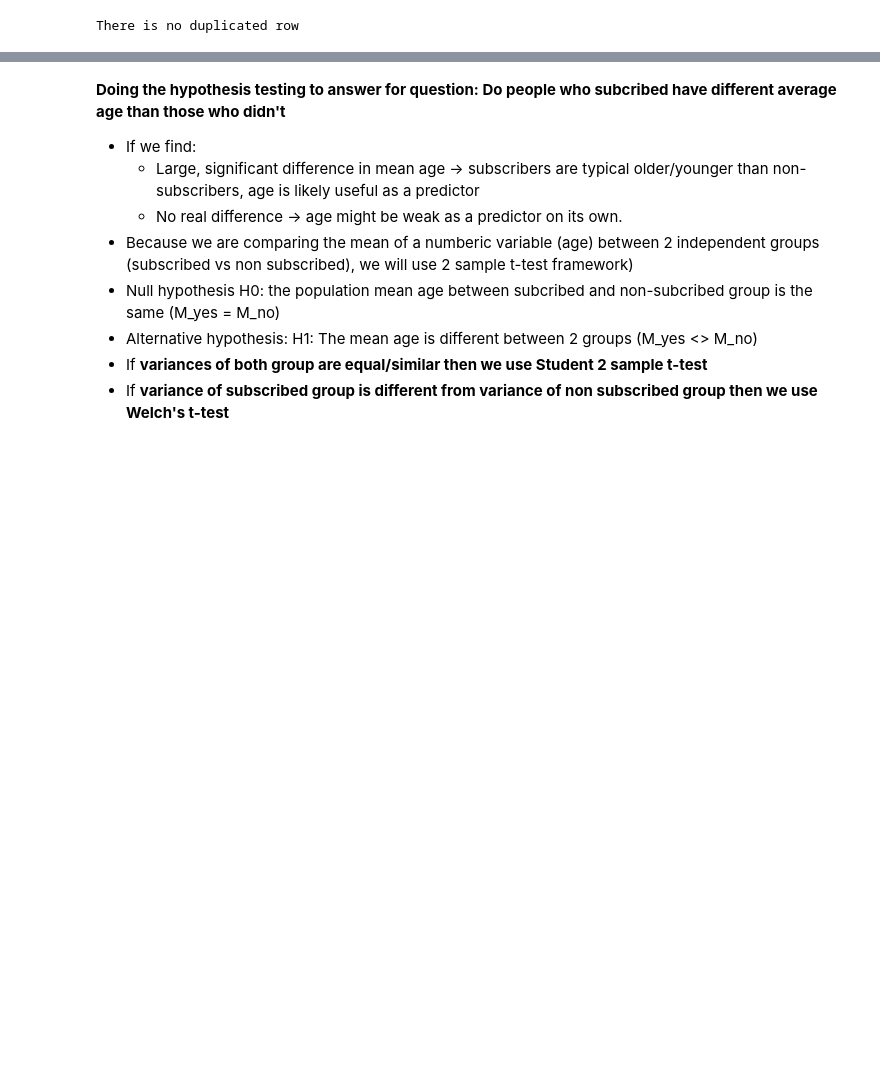
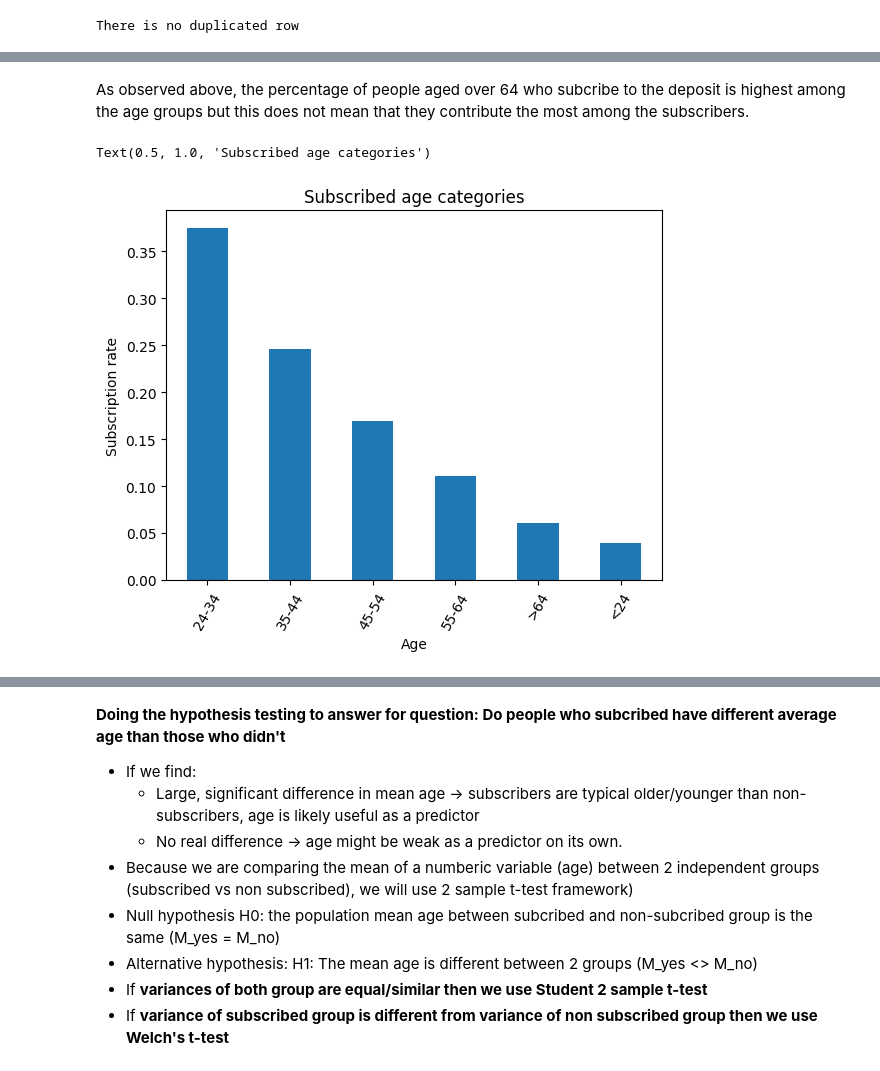
Before and after one commit to vannguyendanang/bank_marketing_campaign, a Jupyter notebook: Bank_TermDeposit.ipynb, the cells around one changed output, grey strips where cells are left out. Cells and saved outputs as stored; diff of their text form; code cells hidden in the pictures; blank space fills up the shorter version.

```diff
--- a/Bank_TermDeposit.ipynb
+++ b/Bank_TermDeposit.ipynb
@@ -170,0 +109,16 @@ df.describe(include='all')
+# %% [markdown]
+As observed above, the percentage of people aged over 64 who subcribe to the deposit is highest among the age groups but this does not mean that they contribute the most among the subscribers.
+# %%
+# contribution to total subscribers
+# keep only the subsriber rows in the dataset, then count how many subscribers belong to each age group
+# After that, convert the count into proportion = number of subscribers of each group/total subscribers
+contr = (df[df['y']=='yes'].value_counts('age_group', normalize=True))
+
+contr.plot(kind="bar")
+plt.xlabel("Age")
+plt.ylabel("Subscription rate")
+plt.xticks(rotation=60)
+plt.title("Subscribed age categories")
+# %% [output]
+Text(0.5, 1.0, 'Subscribed age categories')
+[figure, added]
```
Also changed, not shown: parts of 77 cells of this notebook.
